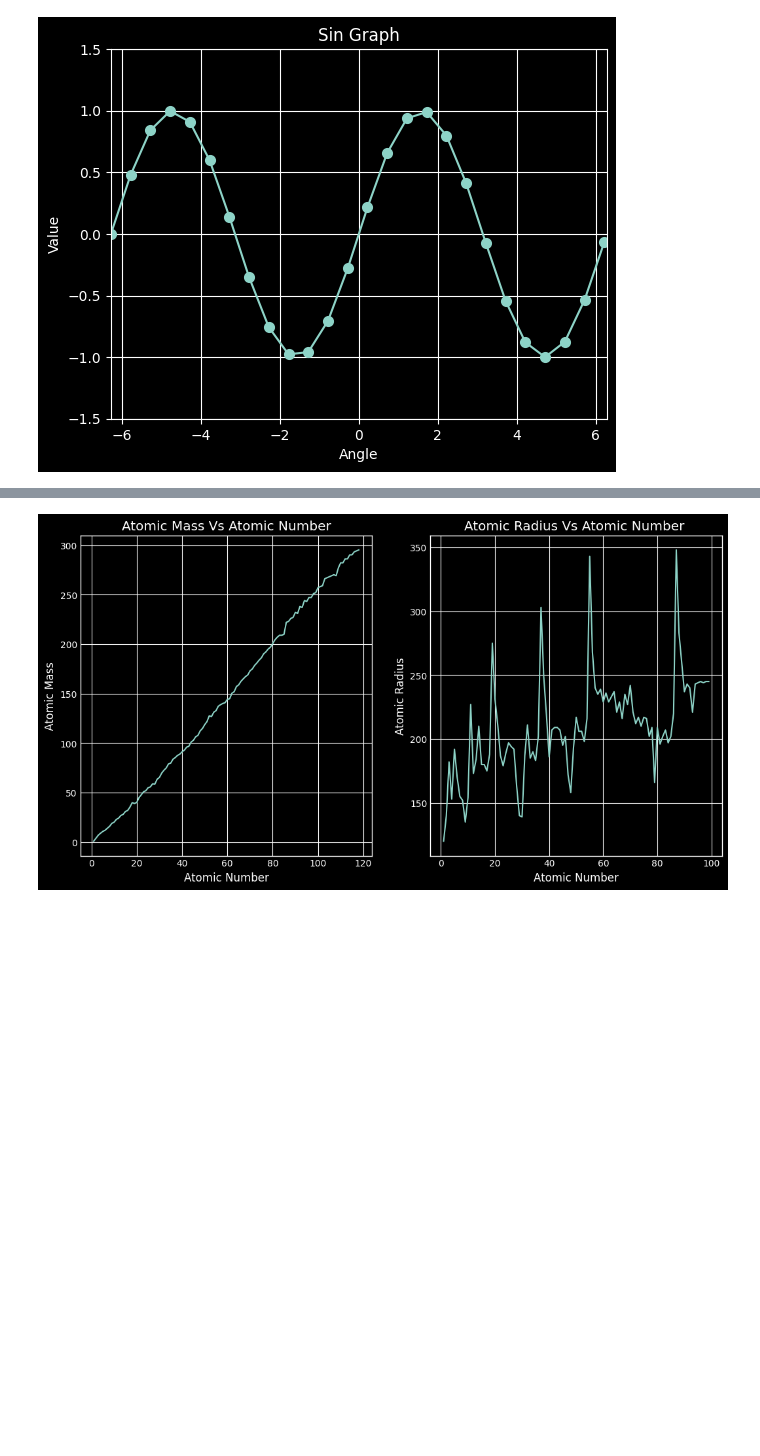
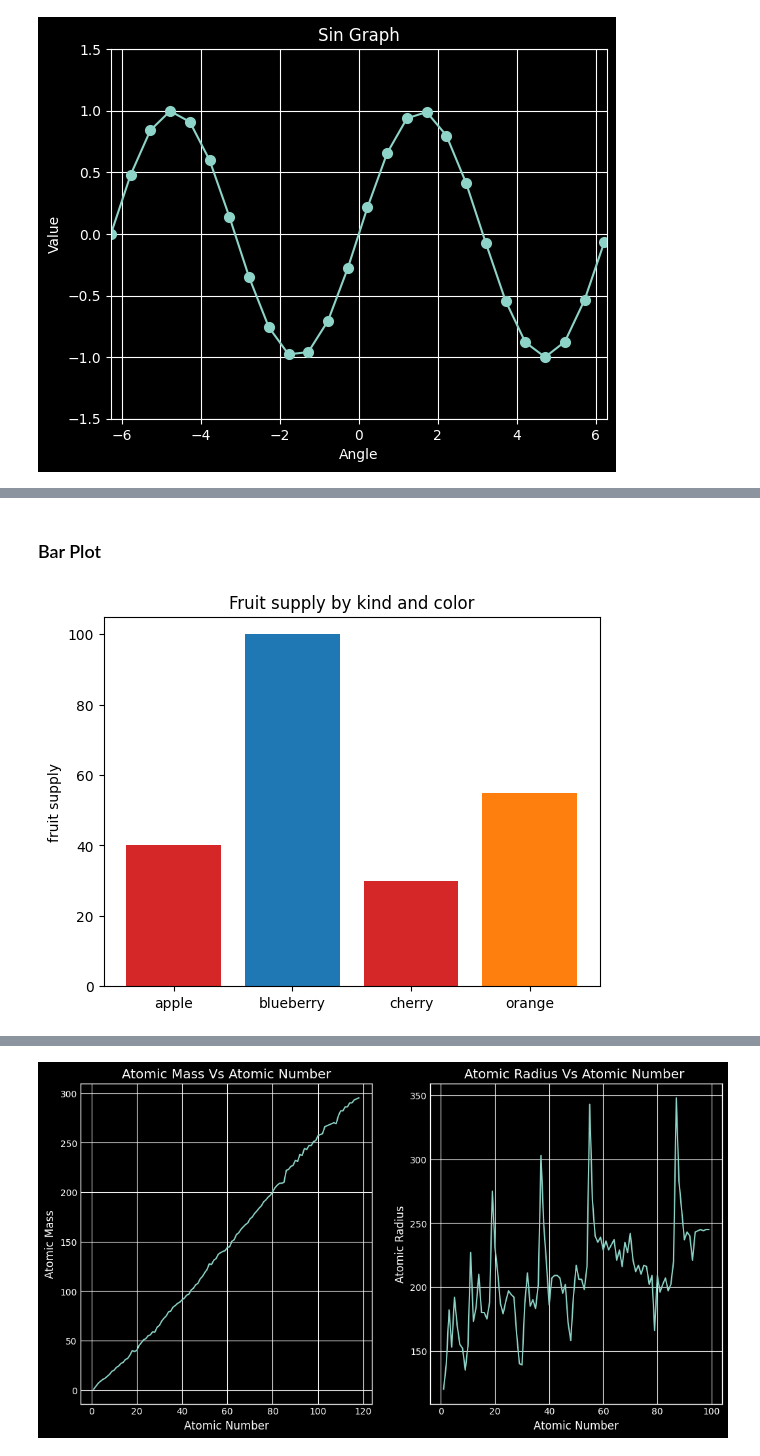
Before and after one commit to jsdhami/Python-For-Research, a Jupyter notebook: Matplotlib.ipynb, the cells around one changed output, grey strips where cells are left out. Cells and saved outputs as stored; diff of their text form; code cells hidden in the pictures; blank space fills up the shorter version.

```diff
--- a/Matplotlib.ipynb
+++ b/Matplotlib.ipynb
@@ -185,15 +233,19 @@ plt.show()
+# %% [markdown]
+### Bar Plot
 # %%
 # Simply bar diagram
 fig, ax = plt.subplots()
 fruits = ['apple', 'blueberry', 'cherry', 'orange']
 counts = [40, 100, 30, 55]
 bar_labels = ['red', 'blue', '_red', 'orange']
 bar_colors = ['tab:red', 'tab:blue', 'tab:red', 'tab:orange']
 
 ax.bar(fruits, counts, label=bar_labels, color=bar_colors)
 
 ax.set_ylabel('fruit supply')
 ax.set_title('Fruit supply by kind and color')
-ax.legend(title='Fruit color')
+# ax.legend(title='Fruit color')
 
 plt.show()
+# %% [output]
+[figure, added]
```
Also changed, not shown: parts of 21 cells of this notebook.
